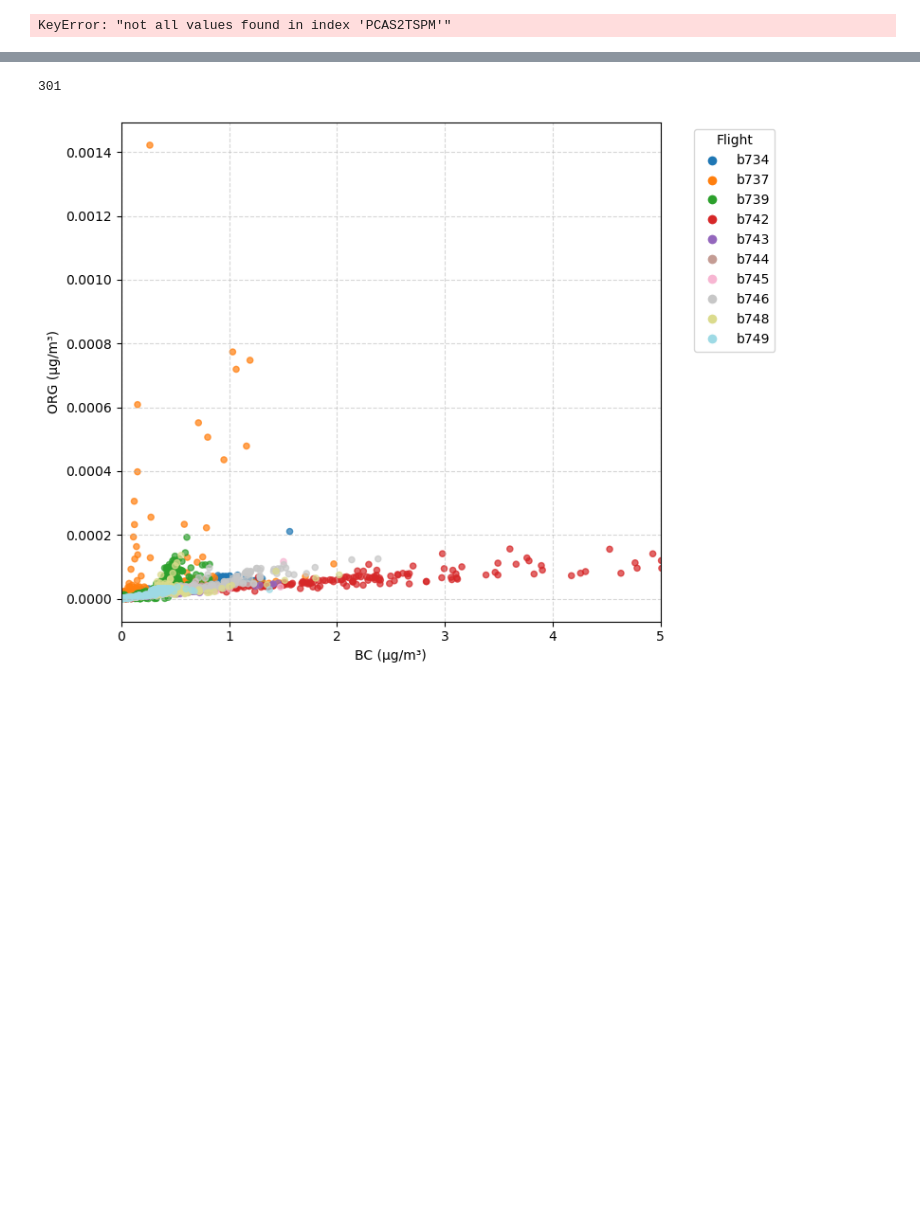
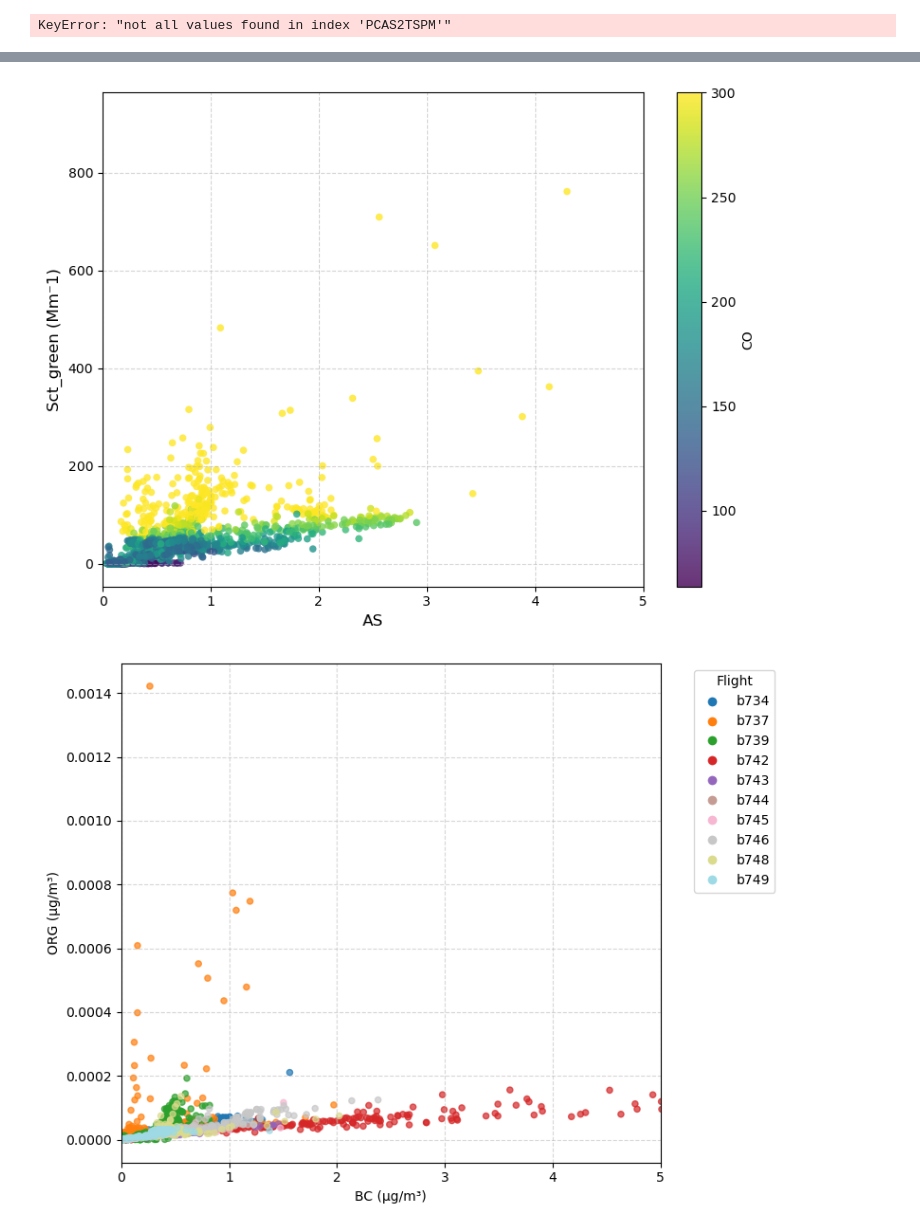
Before and after one commit to thiago-vg/SAMBBA-data-analysis, a Jupyter notebook: Scripts/Multi_linear_analysis/MLR_robust_analysis_v3.ipynb, the cells around one changed output, grey strips where cells are left out. Cells and saved outputs as stored; diff of their text form; code cells hidden in the pictures; blank space fills up the shorter version.

```diff
--- a/Scripts/Multi_linear_analysis/MLR_robust_analysis_v3.ipynb
+++ b/Scripts/Multi_linear_analysis/MLR_robust_analysis_v3.ipynb
@@ -1086,7 +1114,6 @@ for sp2_file, ams_file, core_file, neph_file, cloud_file in zip(filtered_sp2, fi
 
     ds_sp2,ds_ams,ds_neph = dataset_sp2_ams_neph(sp2_file,ams_file,neph_file)
     ds_core = xr.open_dataset(core_file)
-
     ds_core_cloud = xr.open_dataset(cloud_file)
     da_pcasp, times_cloud, Dgs = extract_pcasp_geo_diameter(ds_core_cloud)
     PM_ratio = compute_pm_ratio(ds_core_cloud)
@@ -1096,13 +1123,14 @@ for sp2_file, ams_file, core_file, neph_file, cloud_file in zip(filtered_sp2, fi
     ams_resampled, sp2_resampled = file_ams_sp2_treatment_v3(ds_sp2,ds_ams)
     resampled_neph = ds_neph.resample(datetime='1min').mean()
     resampled_core = ds_core.resample(Time='1min').mean()
+    resampled_core_filtered = resampled_core.where(resampled_core["CO_AERO_FLAG"] == 0, drop=True)
     Dgs_1min = series.resample("1min").mean()
 
 
     resampled_neph_time = resampled_neph["time"].values  # Reference timestamps
     ams_resampled_time = ams_resampled["time"].values
     sp2_resampled_time = sp2_resampled["time"].values
-    resampled_core_time = resampled_core["data_point"].values
+    resampled_core_time = resampled_core_filtered["data_point"].values
 
 
     #print(f"Number of timestamps Neph: {len(resampled_neph_time)}")
@@ -1122,7 +1150,7 @@ for sp2_file, ams_file, core_file, neph_file, cloud_file in zip(filtered_sp2, fi
     #print(f"Number of common timestamps: {len(common_times)}")
 
 
-    core_file_matched = resampled_core.sel(data_point=common_times)
+    core_file_matched = resampled_core_filtered.sel(data_point=common_times)
     ams_resampled_matched = ams_resampled.sel(time=common_times)
     sp2_resampled_matched = sp2_resampled.sel(time=common_times)
     resampled_neph_matched = resampled_neph.sel(time=common_times)
@@ -1172,15 +1200,15 @@ for sp2_file, ams_file, core_file, neph_file, cloud_file in zip(filtered_sp2, fi
 
     results_sct_all.append({
         'ORG': ORG,
-        'ORG_corrected': ORG*GF,
+        'ORG_corrected': ORG,
         'ORG_UNC': ORG_unc,
         'BC': BC,
         'SO4': SO4,
-        'SO4_corrected': SO4*GF,
+        'SO4_corrected': SO4,
         'NH4': NH4,
-        'NH4_corrected': NH4*GF,
+        'NH4_corrected': NH4,
         'NO3': NO3,
-        'NO3_corrected': NO3*GF,
+        'NO3_corrected': NO3,
         'AS': AS,
         'AN': AN,
         'SO4_unc': SO4_unc,
@@ -1245,6 +1274,2 @@ df_filtered_diameter = df_filtered_flight[(df_filtered_flight["ALT"] < 3500)&(df
-# %%
-len(df_filtered_diameter['TSC_green'])
-# %% [output]
-301
 # %%
 # --- Filter valid values ---
@@ -1272,5 +1298,33 @@ plt.grid(True, linestyle='--', alpha=0.5)
 plt.tight_layout()
 plt.show()
+# %%
+# --- Filter valid values ---
+df_plot = df_all[['AS', 'PM_coarse', 'TSC_green','CO','ORG']].replace([np.inf, -np.inf], np.nan).dropna()
+
+# --- Create scatter plot ---
+plt.figure(figsize=(8,6))
+sc = plt.scatter(
+    df_plot['AS'],
+    df_plot['TSC_green']*1e6,
+    c=df_plot['CO'],
+    cmap='viridis',
+    vmax = 300,
+    s=30,
+    alpha=0.8,
+    edgecolor='none'
+)
+
+# --- Labels and colorbar ---
+plt.xlabel("AS", fontsize=12)
+plt.ylabel("Sct_green (Mm⁻1)", fontsize=12)
+cbar = plt.colorbar(sc, label="CO")
+#plt.title("Relationship between Ammonium Sulfate, PM Ratio, and Scattering", fontsize=13)
+plt.grid(True, linestyle='--', alpha=0.5)
+plt.xlim(0,5)
+plt.tight_layout()
+plt.show()
+# %% [output]
+[figure, added]
 # %%
 
 plt.figure(figsize=(8,6))
```
Also changed, not shown: parts of 16 cells of this notebook, 1 other file.
